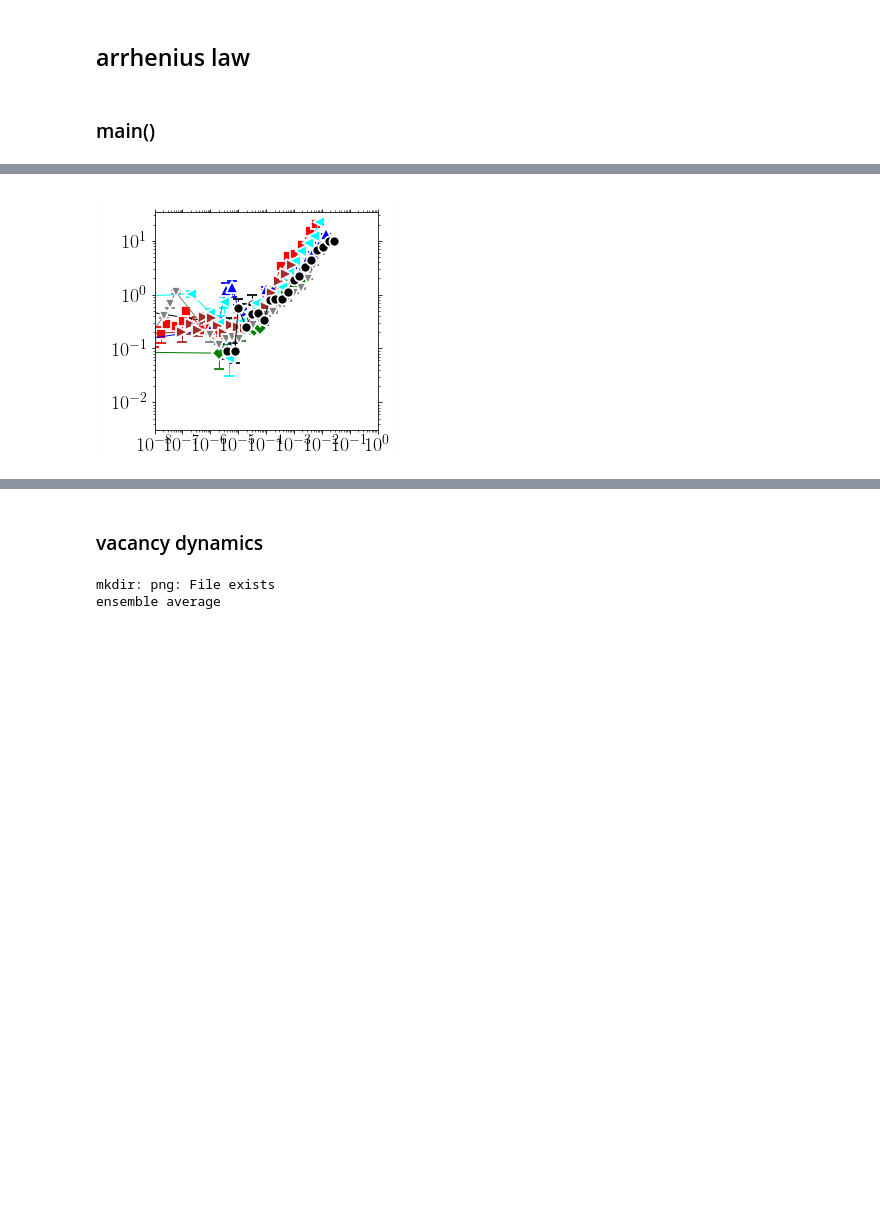
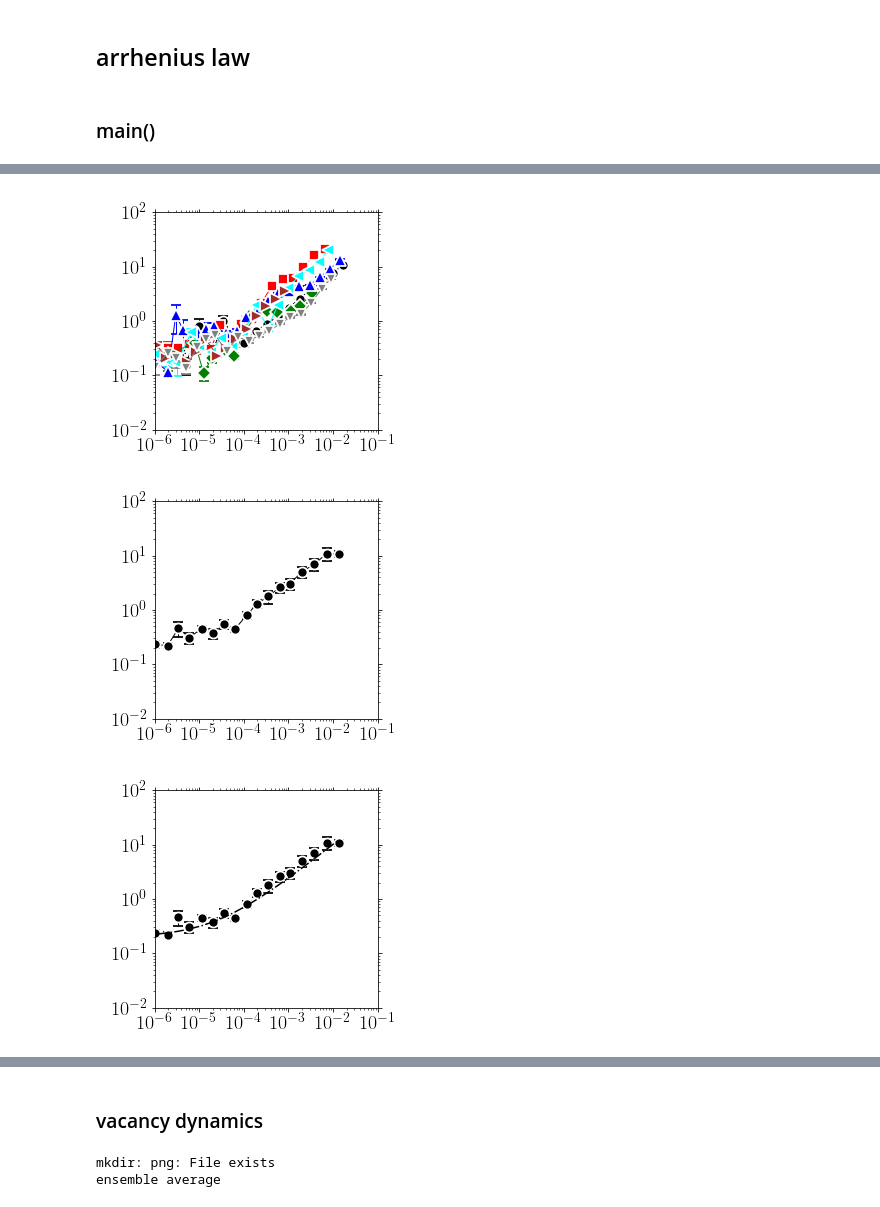
Before and after one commit to kkarimi62/hydrogenDiffusion, a Jupyter notebook: postproc/postproc.ipynb, the cells around one changed output, grey strips where cells are left out. Cells and saved outputs as stored; diff of their text form; code cells hidden in the pictures; blank space fills up the shorter version.

```diff
--- a/postproc/postproc.ipynb
+++ b/postproc/postproc.ipynb
@@ -1381,8 +1380,8 @@ def main():
         #--- temp object
         temp = Temperature(
     #        [1000,1200],8,
-            [0],8,
-    #         verbose = True,
+            [0],2,
+             verbose = True,
                          )
         #
         #--- parse data
@@ -1392,13 +1391,15 @@ def main():
                  )
         #
         #--- plot
+        xlim=(1e-6,1e-1)
+        ylim=(1e-2,1e2)
         print('single realizations')
         temp.Plot(**{
                       'xscale':'log',
                       'yscale':'log',
                        'attrs':{'fmt':'-'},
-                       'xlim':(1e-8,1e0),
-    #                    'ylim':(1e-5,1e-1),
+                       'xlim':xlim,
+                        'ylim':ylim,
     #                   'xstr':r'$t\mathrm{(s)}$',
     #                   'ystr':r'msd(A$^2$)',
     #                   'title':'png/msd_temp_ni.png',
@@ -1407,39 +1408,39 @@ def main():
         #
         #--- plot average
         #
-    #     if temp.nrun > 1:
-    #         print('ensemble average')
-    #         temp.EnsAverage(log_scale=False,n_bins_per_decade=4)
-    #         temp.PlotAverage(**{
-    #                   'yscale':'log',
-    #                   'xscale':'log',
-    # #                   'xlim':(1e-4,1e2),
-    # #                    'ylim':(1e-4,1e-1),
-    # #                     'xstr':r'$t\mathrm{(s)}$',
-    # #                   'ystr':r'msd(A$^2$)',
-    #                    'title':'png/msd_temp_cantor.png',
-    #         })
+        if temp.nrun > 1:
+            print('ensemble average')
+            temp.EnsAverage(log_scale=False,n_bins_per_decade=4)
+            temp.PlotAverage(**{
+                      'yscale':'log',
+                      'xscale':'log',
+                       'xlim':xlim,
+                        'ylim':ylim,
+    #                     'xstr':r'$t\mathrm{(s)}$',
+    #                   'ystr':r'msd(A$^2$)',
+                       'title':'png/msd_temp_cantor.png',
+            })
 
         #
         #--- fit
         #
-    #     temp.Fit(Plot=True,
-    #              shift=False,
-    # #             bounds=([4e-3, 1e5,0.5], [1e-2, 1e7,2.0]),
-    # #            p0=[[1e-4, 1e6, 1.0]],
-    # #            p0=[[1e-2, 1e6, 1.0]],
-    #              sigma=True, #--- comment for ni
-    # #             xlo=1e-3,
-    #              plotAttrs={'yscale':'log',
-    #                   'xscale':'log',
-    # #                    'xlim':(1e-4,1e2),
-    # #                    'ylim':(1e0,1e2),
-    # #                     'xstr':r'$t\mathrm{(s)}$',
-    # #                   'ystr':r'msd(A$^2$)',
-    # #                        'ndecade_x':2,
-    #                     'bbox_to_anchor':(-0.05,0.33,0.5,0.5),
-    #                    'title':'png/msd_temp_cantor_fit.png'},
-    #             )
+        temp.Fit(Plot=True,
+                 shift=False,
+    #             bounds=([4e-3, 1e5,0.5], [1e-2, 1e7,2.0]),
+    #            p0=[[1e-4, 1e6, 1.0]],
+    #            p0=[[1e-2, 1e6, 1.0]],
+                 sigma=True, #--- comment for ni
+                 xlo=xlim[0],
+                 plotAttrs={'yscale':'log',
+                      'xscale':'log',
+                       'xlim':xlim,
+                        'ylim':ylim,
+    #                     'xstr':r'$t\mathrm{(s)}$',
+    #                   'ystr':r'msd(A$^2$)',
+    #                        'ndecade_x':2,
+                        'bbox_to_anchor':(-0.05,0.33,0.5,0.5),
+                       'title':'png/msd_temp_cantor_fit.png'},
+                )
 
     #     temp.FitLinear(Plot=True,
     #              shift=True,
@@ -1488,2 +1505,4 @@ single realizations
-[figure, old version]
+[figure, new version]
+[figure, added]
+[figure, added]
 # %%
```
Also changed, not shown: parts of 3 cells of this notebook, 1 other file.
